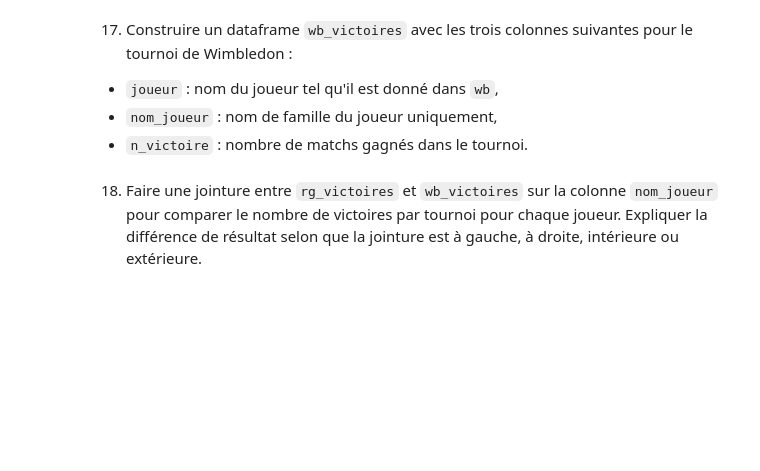
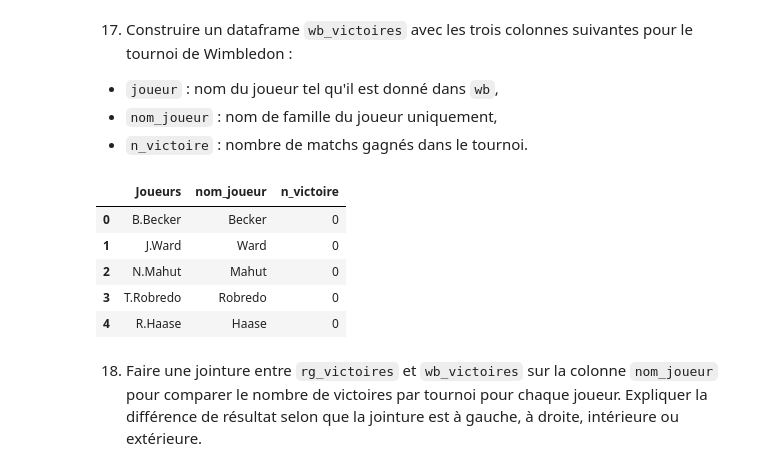
Before and after one commit to EdouardCHATILLON/Formation_ensae, a Jupyter notebook: Code/02_pandas_2.ipynb, the cells around one changed output. Cells and saved outputs as stored; diff of their text form; code cells hidden in the pictures; blank space fills up the shorter version.

```diff
--- a/Code/02_pandas_2.ipynb
+++ b/Code/02_pandas_2.ipynb
@@ -146,5 +271,18 @@ def n_match(s):
 - `joueur` : nom du joueur tel qu'il est donné dans `wb`,
 - `nom_joueur` : nom de famille du joueur uniquement,
 - `n_victoire` : nombre de matchs gagnés dans le tournoi.
+# %%
+wb_victoires=pd.concat([wb['Player1'],wb['Player2']]).drop_duplicates().to_frame(name="Joueurs").reset_index(drop=True)
+wb_victoires['nom_joueur']=wb_victoires['Joueurs'].str.split('.').apply(lambda v:v[-1])
+wb_victoires['n_victoire']=wb_victoires['Joueurs'].apply(lambda joueur: n_victoire(wb,joueur))
+
+wb_victoires.head(5)
+# %% [output]
+|  | Joueurs | nom_joueur | n_victoire |
+| 0 | B.Becker | Becker | 0 |
+| 1 | J.Ward | Ward | 0 |
+| 2 | N.Mahut | Mahut | 0 |
+| 3 | T.Robredo | Robredo | 0 |
+| 4 | R.Haase | Haase | 0 |
 # %% [markdown]
 18. Faire une jointure entre `rg_victoires` et `wb_victoires` sur la colonne `nom_joueur` pour comparer le nombre de victoires par tournoi pour chaque joueur. Expliquer la différence de résultat selon que la jointure est à gauche, à droite, intérieure ou extérieure.
```
Also changed, not shown: parts of 11 cells of this notebook.
